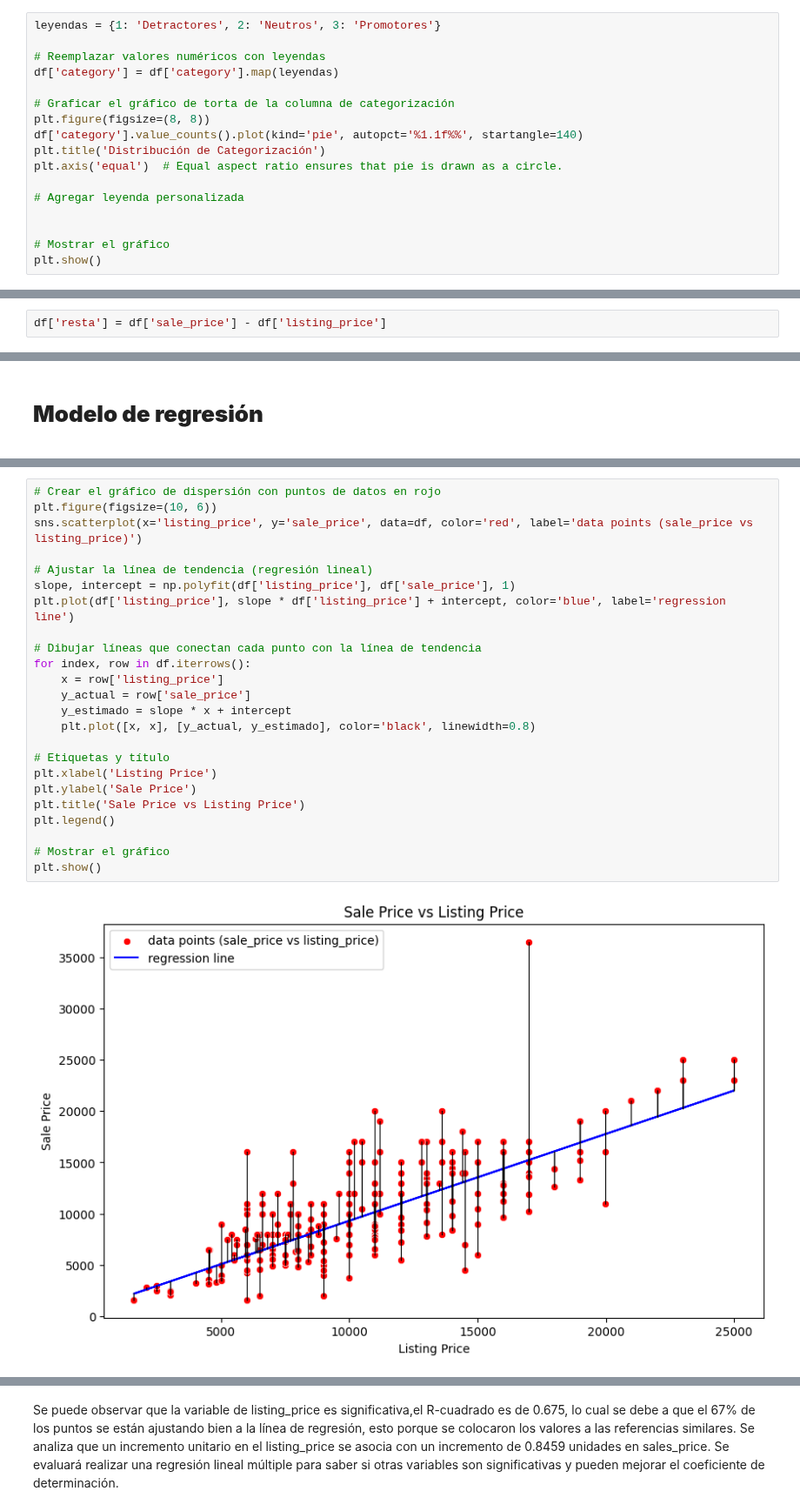
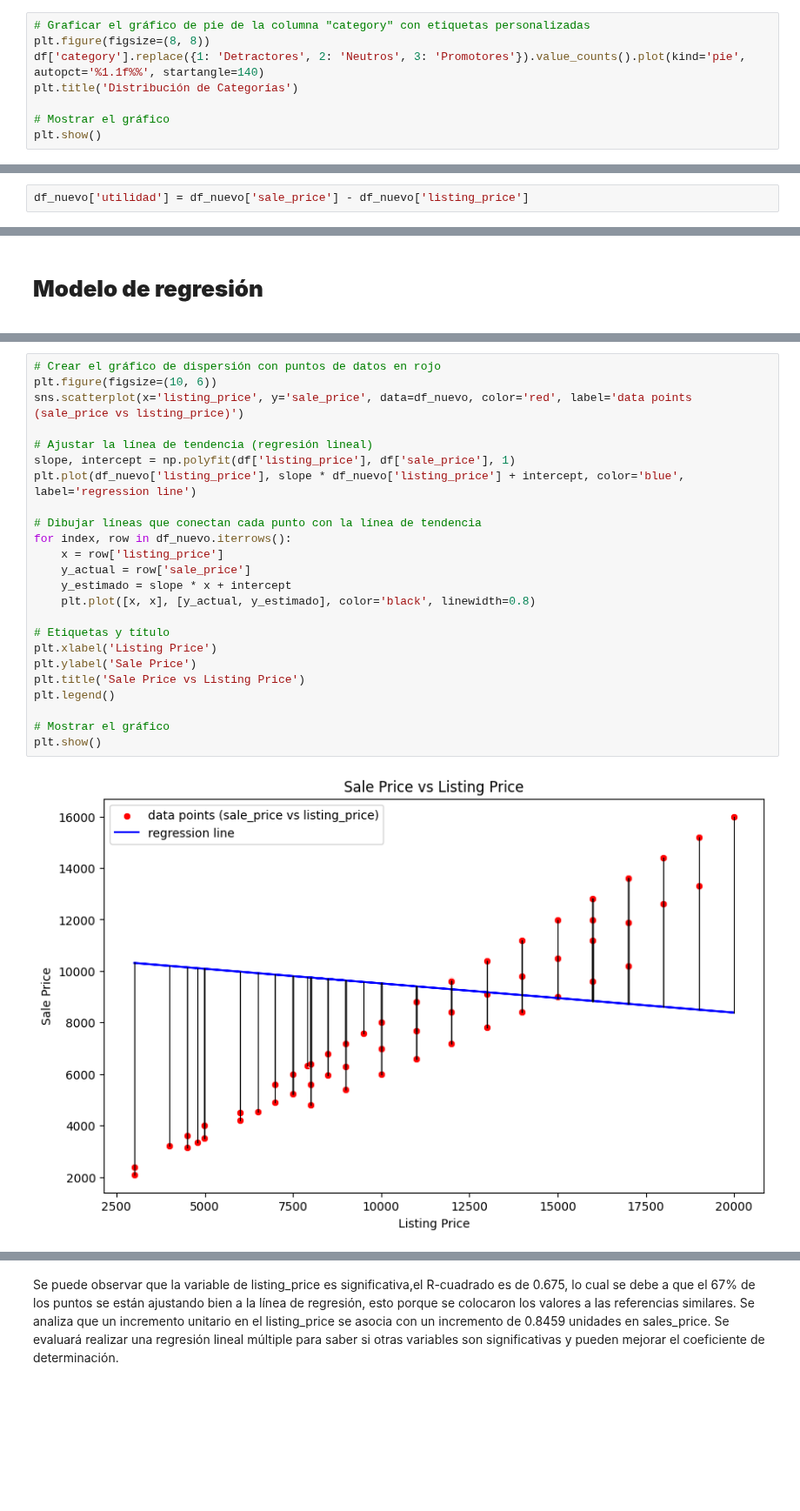
Before and after one commit to pau1ag/caso1, a Jupyter notebook: solucion_caso.ipynb, the cells around one changed output, grey strips where cells are left out. Shown at 87% size. Cells and saved outputs as stored; diff of their text form; blank space fills up the shorter version.

```diff
--- a/solucion_caso.ipynb
+++ b/solucion_caso.ipynb
@@ -207,17 +216,8 @@ Name: count, dtype: int64
 # %%
-leyendas = {1: 'Detractores', 2: 'Neutros', 3: 'Promotores'}
-
-# Reemplazar valores numéricos con leyendas
-df['category'] = df['category'].map(leyendas)
-
-# Graficar el gráfico de torta de la columna de categorización
+# Graficar el gráfico de pie de la columna "category" con etiquetas personalizadas
 plt.figure(figsize=(8, 8))
-df['category'].value_counts().plot(kind='pie', autopct='%1.1f%%', startangle=140)
-plt.title('Distribución de Categorización')
-plt.axis('equal')  # Equal aspect ratio ensures that pie is drawn as a circle.
-
-# Agregar leyenda personalizada
-
+df['category'].replace({1: 'Detractores', 2: 'Neutros', 3: 'Promotores'}).value_counts().plot(kind='pie', autopct='%1.1f%%', startangle=140)
+plt.title('Distribución de Categorías')
 
 # Mostrar el gráfico
 plt.show()
@@ -318,2 +324,0 @@ Los datos demuestran una asimetría o desequilibrio dentro de la tendencia de ma
-# %%
-df['resta'] = df['sale_price'] - df['listing_price']
@@ -319,0 +329,2 @@ df['resta'] = df['sale_price'] - df['listing_price']
+# %%
+df_nuevo['utilidad'] = df_nuevo['sale_price'] - df_nuevo['listing_price']
@@ -353,27 +363,27 @@ Las correlaciones negativas se basan en sale price con listing price donde se re
 # %%
 # Crear el gráfico de dispersión con puntos de datos en rojo
 plt.figure(figsize=(10, 6))
-sns.scatterplot(x='listing_price', y='sale_price', data=df, color='red', label='data points (sale_price vs listing_price)')
+sns.scatterplot(x='listing_price', y='sale_price', data=df_nuevo, color='red', label='data points (sale_price vs listing_price)')
 
 # Ajustar la línea de tendencia (regresión lineal)
 slope, intercept = np.polyfit(df['listing_price'], df['sale_price'], 1)
-plt.plot(df['listing_price'], slope * df['listing_price'] + intercept, color='blue', label='regression line')
+plt.plot(df_nuevo['listing_price'], slope * df_nuevo['listing_price'] + intercept, color='blue', label='regression line')
 
 # Dibujar líneas que conectan cada punto con la línea de tendencia
-for index, row in df.iterrows():
+for index, row in df_nuevo.iterrows():
     x = row['listing_price']
     y_actual = row['sale_price']
     y_estimado = slope * x + intercept
     plt.plot([x, x], [y_actual, y_estimado], color='black', linewidth=0.8)
 
 # Etiquetas y título
 plt.xlabel('Listing Price')
 plt.ylabel('Sale Price')
 plt.title('Sale Price vs Listing Price')
 plt.legend()
 
 # Mostrar el gráfico
 plt.show()
 # %% [output]
-[figure, old version]
+[figure, new version]
 # %% [markdown]
```
Also changed, not shown: parts of 21 cells of this notebook.
